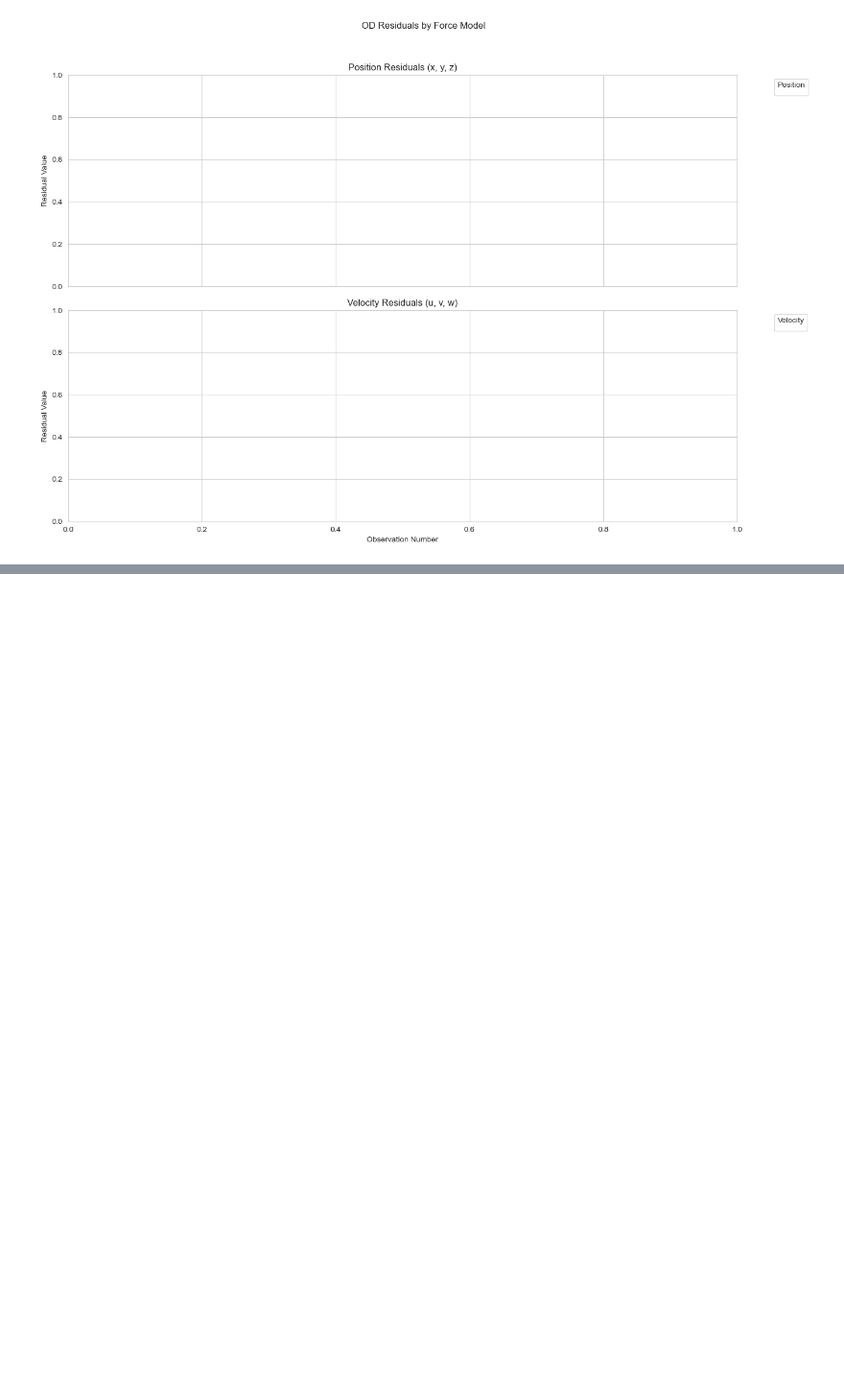
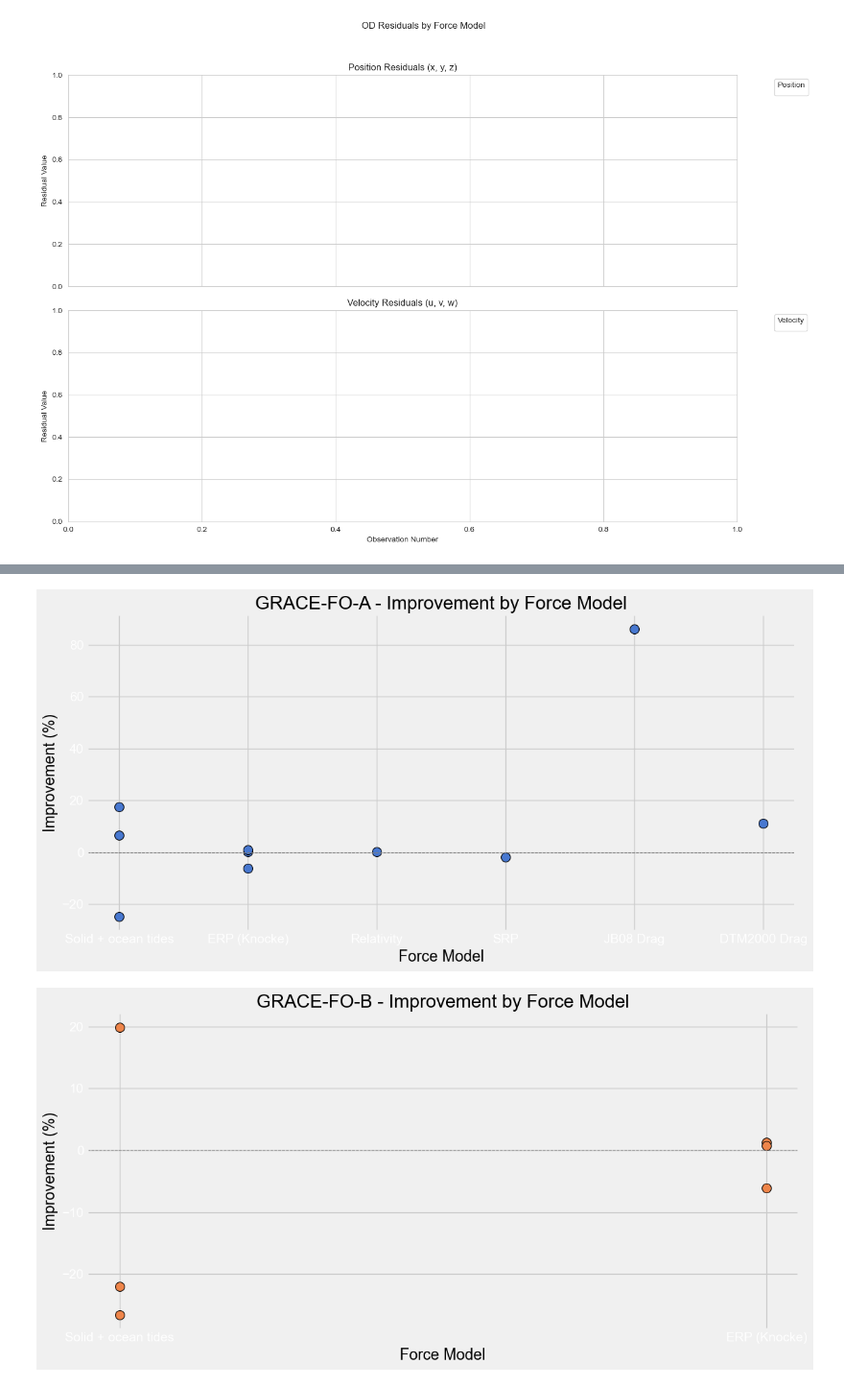
Before and after one commit to CharlesPlusC/ERP_tools, a Jupyter notebook: notebooks/OD_viz.ipynb, the cells around one changed output, grey strips where cells are left out. Shown at 96% size. Cells and saved outputs as stored; diff of their text form; code cells hidden in the pictures; blank space fills up the shorter version.

Commit message:
starting HCL diff plots...

```diff
--- a/notebooks/OD_viz.ipynb
+++ b/notebooks/OD_viz.ipynb
@@ -199,0 +327,19 @@ The `ci` parameter is deprecated. Use `errorbar=None` for the same effect.
+# %%
+plt.style.use('fivethirtyeight')
+
+force_model_labels = ['Solid + ocean tides', 'ERP (Knocke)', 'Relativity', 'SRP', 'JB08 Drag', 'DTM2000 Drag', 'NRLMSISE00 Drag']
+
+for satellite in df_improvements['Satellite'].unique():
+    satellite_df = df_improvements[df_improvements['Satellite'] == satellite]
+    plt.figure(figsize=(12, 6))
+    sns.scatterplot(data=satellite_df, x='Component_Added', y='Improvement', color=palette[sat_names_to_test.index(satellite)], s=100, edgecolor='black')
+    # plt.xticks(rotation=45, color='black', labels=force_model_labels)
+    plt.title(f'{satellite} - Improvement by Force Model', color='black')
+    plt.xlabel('Force Model', color='black')
+    plt.ylabel('Improvement (%)', color='black')
+    plt.axhline(0, color='grey', lw=0.8, linestyle='--')
+    plt.tight_layout()
+    plt.show()
+# %% [output]
+[figure, added]
+[figure, added]
```
Also changed, not shown: parts of 5 cells of this notebook, 2 other files.
